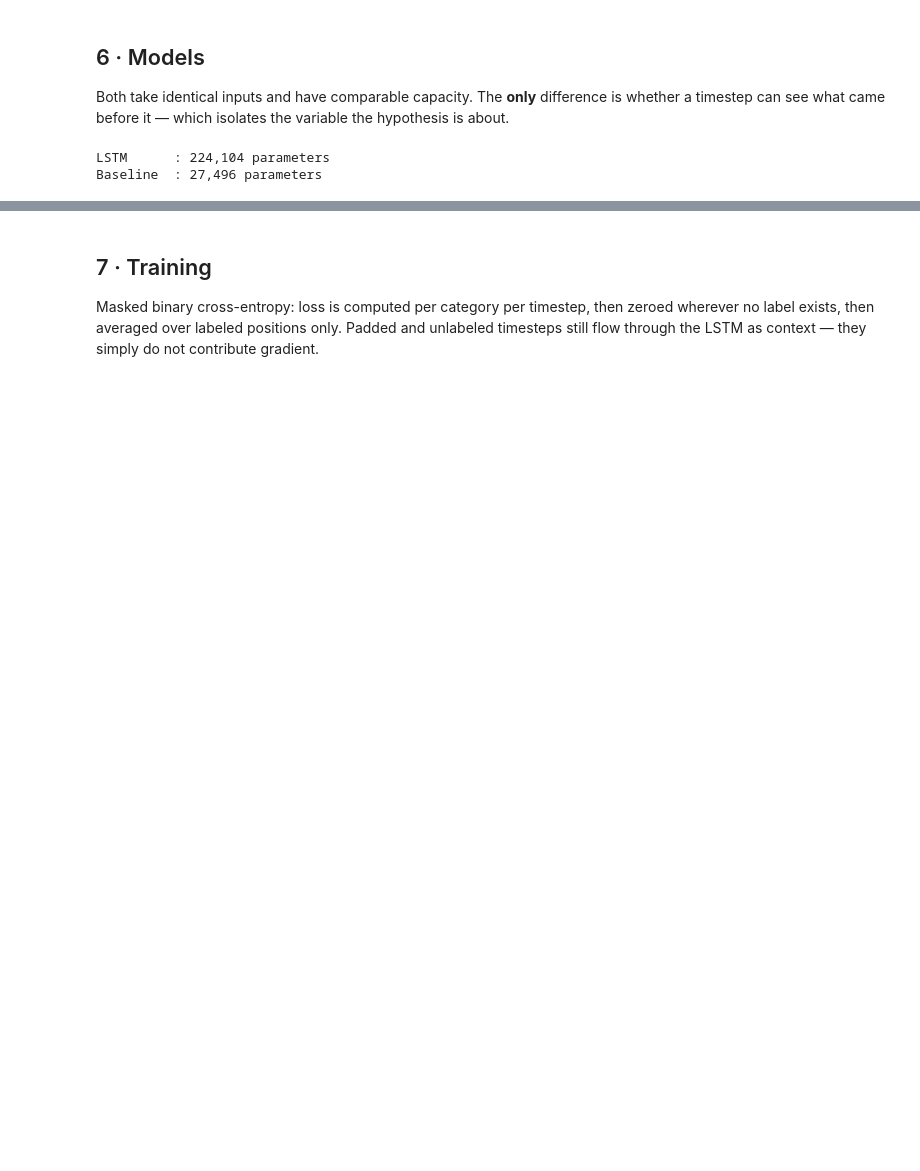
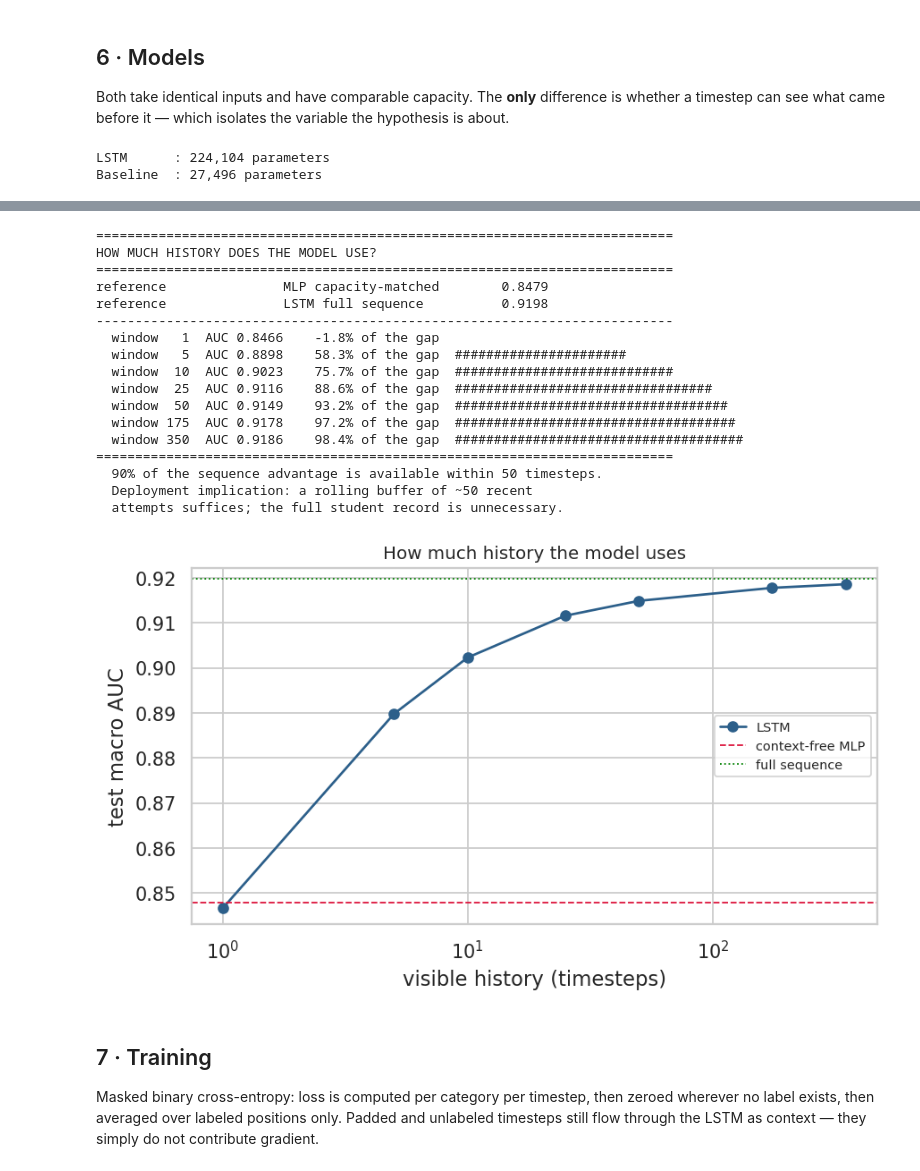
Before and after one commit to MonishYarapathineni/aai590-capstone, a Jupyter notebook: notebooks/06_stage2_lstm.ipynb, the cells around one changed output, grey strips where cells are left out. Drawn from its saved outputs; the diff is of its cells as text; code cells hidden in the pictures; blank space fills up the shorter version.

```diff
--- a/notebooks/06_stage2_lstm.ipynb
+++ b/notebooks/06_stage2_lstm.ipynb
@@ -464,3 +731,54 @@ Baseline  : 27,496 parameters
+# %%
+print("\n" + "=" * 74)
+print("HOW MUCH HISTORY DOES THE MODEL USE?")
+print("=" * 74)
+print(f"{'reference':<24}{'MLP capacity-matched':<26}{auc_m:>8.4f}")
+print(f"{'reference':<24}{'LSTM full sequence':<26}{auc_l:>8.4f}")
+print("-" * 74)
+span = auc_l - auc_m
+for W in WINDOWS:
+    frac = (results[W] - auc_m) / span if span else float('nan')
+    bar = '#' * max(0, int(38 * max(frac, 0)))
+    print(f"  window {W:>3}  AUC {results[W]:.4f}   {frac:>6.1%} of the gap  {bar}")
+print("=" * 74)
+
+reached = [W for W in WINDOWS if (results[W] - auc_m) / span >= 0.90]
+if reached:
+    print(f"  90% of the sequence advantage is available within {min(reached)} timesteps.")
+    print(f"  Deployment implication: a rolling buffer of ~{min(reached)} recent")
+    print(f"  attempts suffices; the full student record is unnecessary.")
+else:
+    print("  The advantage keeps growing with window size -- longer-range")
+    print("  dependencies are contributing after all.")
+
+plt.figure(figsize=(7, 4.2))
+plt.plot(WINDOWS, [results[W] for W in WINDOWS], 'o-', color='#2c5f8a', label='LSTM')
+plt.axhline(auc_m, color='crimson', ls='--', lw=1, label='context-free MLP')
+plt.axhline(auc_l, color='green', ls=':', lw=1, label='full sequence')
+plt.xscale('log'); plt.xlabel('visible history (timesteps)')
+plt.ylabel('test macro AUC'); plt.title('How much history the model uses', fontsize=11)
+plt.legend(fontsize=8); plt.tight_layout()
+plt.savefig('stage2_window_ablation.png', dpi=200, bbox_inches='tight')
+plt.show()
+# %% [output]
+==========================================================================
+HOW MUCH HISTORY DOES THE MODEL USE?
+==========================================================================
+reference               MLP capacity-matched        0.8479
+reference               LSTM full sequence          0.9198
+--------------------------------------------------------------------------
+  window   1  AUC 0.8466    -1.8% of the gap
+  window   5  AUC 0.8898    58.3% of the gap  ######################
+  window  10  AUC 0.9023    75.7% of the gap  ############################
+  window  25  AUC 0.9116    88.6% of the gap  #################################
+  window  50  AUC 0.9149    93.2% of the gap  ###################################
+  window 175  AUC 0.9178    97.2% of the gap  ####################################
+  window 350  AUC 0.9186    98.4% of the gap  #####################################
+==========================================================================
+  90% of the sequence advantage is available within 50 timesteps.
+  Deployment implication: a rolling buffer of ~50 recent
+  attempts suffices; the full student record is unnecessary.
+[figure, added]
 # %% [markdown]
 ## 7 · Training
 
```
Also changed, not shown: parts of 11 cells of this notebook, 4 other files.
